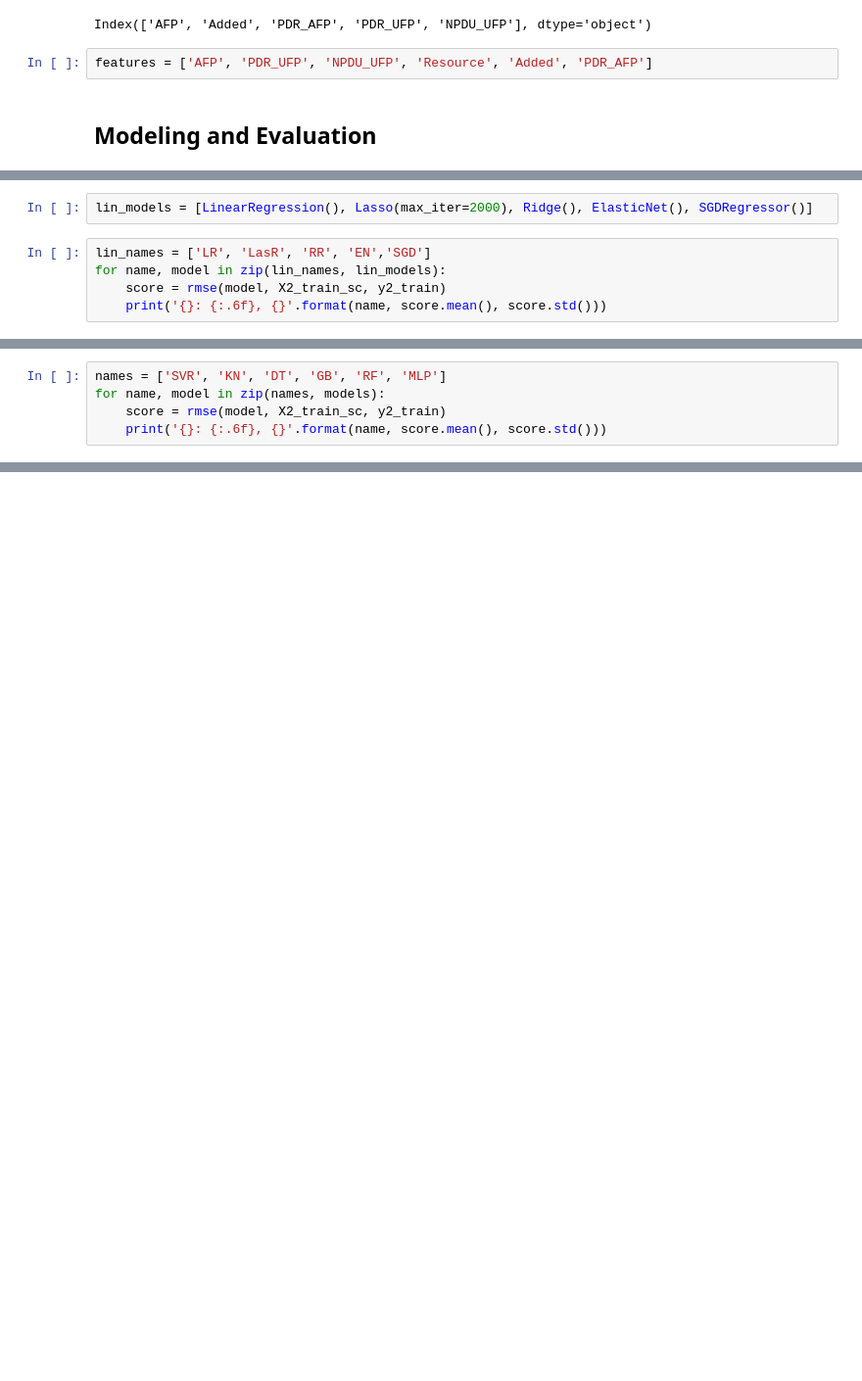
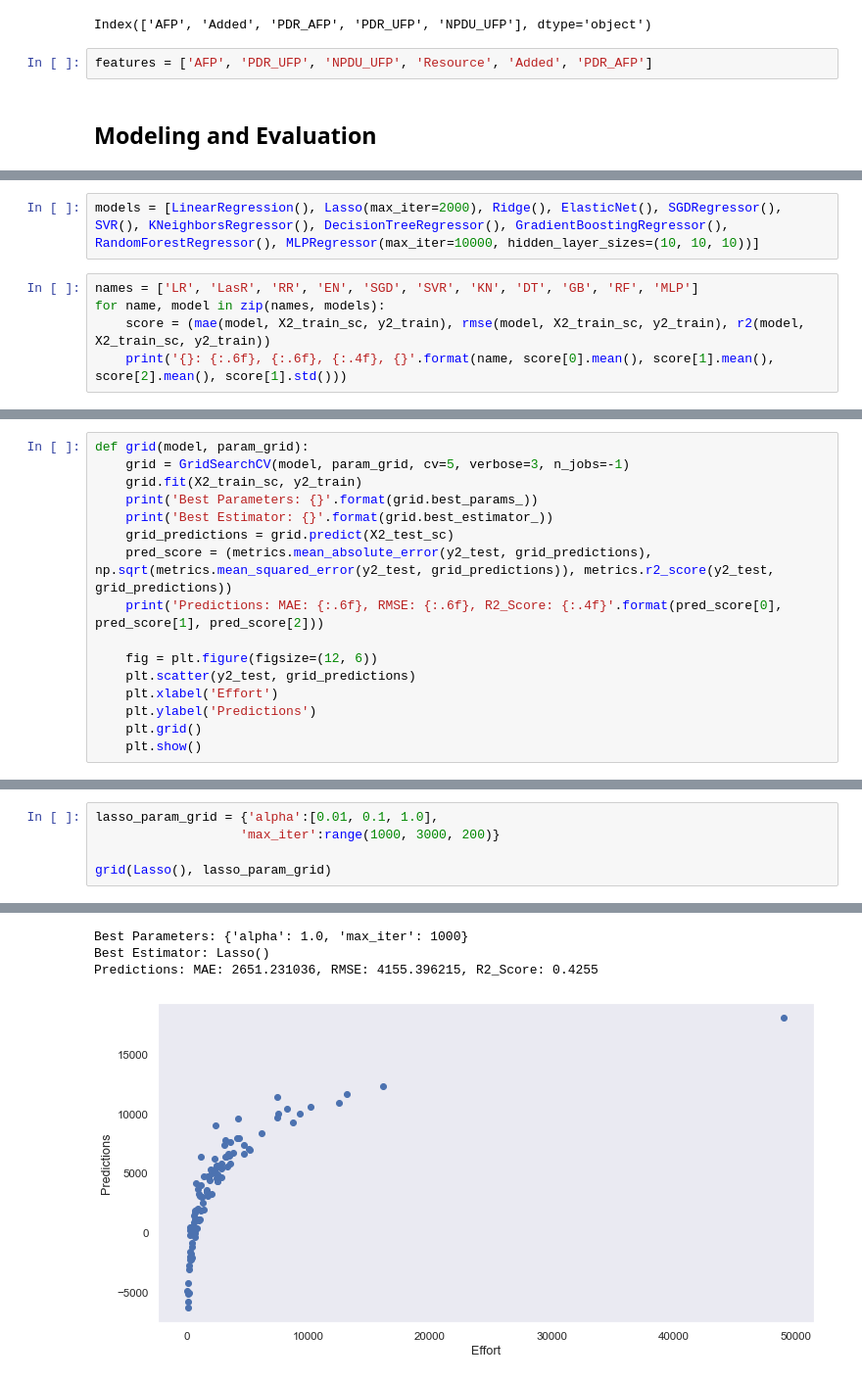
Before and after one commit to bharatnilam/Software-Effort-Estimation-Using-Machine-Learning-Techniques, a Jupyter notebook: China/ch_effort_estimation_final.ipynb, the cells around one changed output, grey strips where cells are left out. Shown at 98% size. Saved outputs shown, nothing was run; the diff lists cells and outputs as text; blank space fills up the shorter version.

```diff
--- a/China/ch_effort_estimation_final.ipynb
+++ b/China/ch_effort_estimation_final.ipynb
@@ -301,10 +310,10 @@ X_test_sc = scaler.fit_transform(X_test)
 X2_train_sc = scaler.fit_transform(X2_train)
 X2_test_sc = scaler.fit_transform(X2_test)
 # %%
-lin_models = [LinearRegression(), Lasso(max_iter=2000), Ridge(), ElasticNet(), SGDRegressor()]
+models = [LinearRegression(), Lasso(max_iter=2000), Ridge(), ElasticNet(), SGDRegressor(), SVR(), KNeighborsRegressor(), DecisionTreeRegressor(), GradientBoostingRegressor(), RandomForestRegressor(), MLPRegressor(max_iter=10000, hidden_layer_sizes=(10, 10, 10))]
 # %%
-lin_names = ['LR', 'LasR', 'RR', 'EN','SGD']
-for name, model in zip(lin_names, lin_models):
-    score = rmse(model, X2_train_sc, y2_train)
-    print('{}: {:.6f}, {}'.format(name, score.mean(), score.std()))
+names = ['LR', 'LasR', 'RR', 'EN', 'SGD', 'SVR', 'KN', 'DT', 'GB', 'RF', 'MLP']
+for name, model in zip(names, models):
+    score = (mae(model, X2_train_sc, y2_train), rmse(model, X2_train_sc, y2_train), r2(model, X2_train_sc, y2_train))
+    print('{}: {:.6f}, {:.6f}, {:.4f}, {}'.format(name, score[0].mean(), score[1].mean(), score[2].mean(), score[1].std()))
 # %% [output]
@@ -318,5 +330,0 @@ models = [SVR(), KNeighborsRegressor(), DecisionTreeRegressor(), GradientBoostin
-# %%
-names = ['SVR', 'KN', 'DT', 'GB', 'RF', 'MLP']
-for name, model in zip(names, models):
-    score = rmse(model, X2_train_sc, y2_train)
-    print('{}: {:.6f}, {}'.format(name, score.mean(), score.std()))
@@ -328,0 +333,16 @@ RF: 3002.131382, 757.9574235718113
+# %%
+def grid(model, param_grid):
+    grid = GridSearchCV(model, param_grid, cv=5, verbose=3, n_jobs=-1)
+    grid.fit(X2_train_sc, y2_train)
+    print('Best Parameters: {}'.format(grid.best_params_))
+    print('Best Estimator: {}'.format(grid.best_estimator_))
+    grid_predictions = grid.predict(X2_test_sc)
+    pred_score = (metrics.mean_absolute_error(y2_test, grid_predictions), np.sqrt(metrics.mean_squared_error(y2_test, grid_predictions)), metrics.r2_score(y2_test, grid_predictions))
+    print('Predictions: MAE: {:.6f}, RMSE: {:.6f}, R2_Score: {:.4f}'.format(pred_score[0], pred_score[1], pred_score[2]))
+
+    fig = plt.figure(figsize=(12, 6))
+    plt.scatter(y2_test, grid_predictions)
+    plt.xlabel('Effort')
+    plt.ylabel('Predictions')
+    plt.grid()
+    plt.show()
@@ -328,0 +351,6 @@ RF: 3002.131382, 757.9574235718113
+# %%
+lasso_param_grid = {'alpha':[0.01, 0.1, 1.0],
+                   'max_iter':range(1000, 3000, 200)}
+
+grid(Lasso(), lasso_param_grid)
+# %% [output]
@@ -328,0 +362,4 @@ RF: 3002.131382, 757.9574235718113
+Best Parameters: {'alpha': 1.0, 'max_iter': 1000}
+Best Estimator: Lasso()
+Predictions: MAE: 2651.231036, RMSE: 4155.396215, R2_Score: 0.4255
+[figure, added]
```
Also changed, not shown: parts of 19 cells of this notebook.
